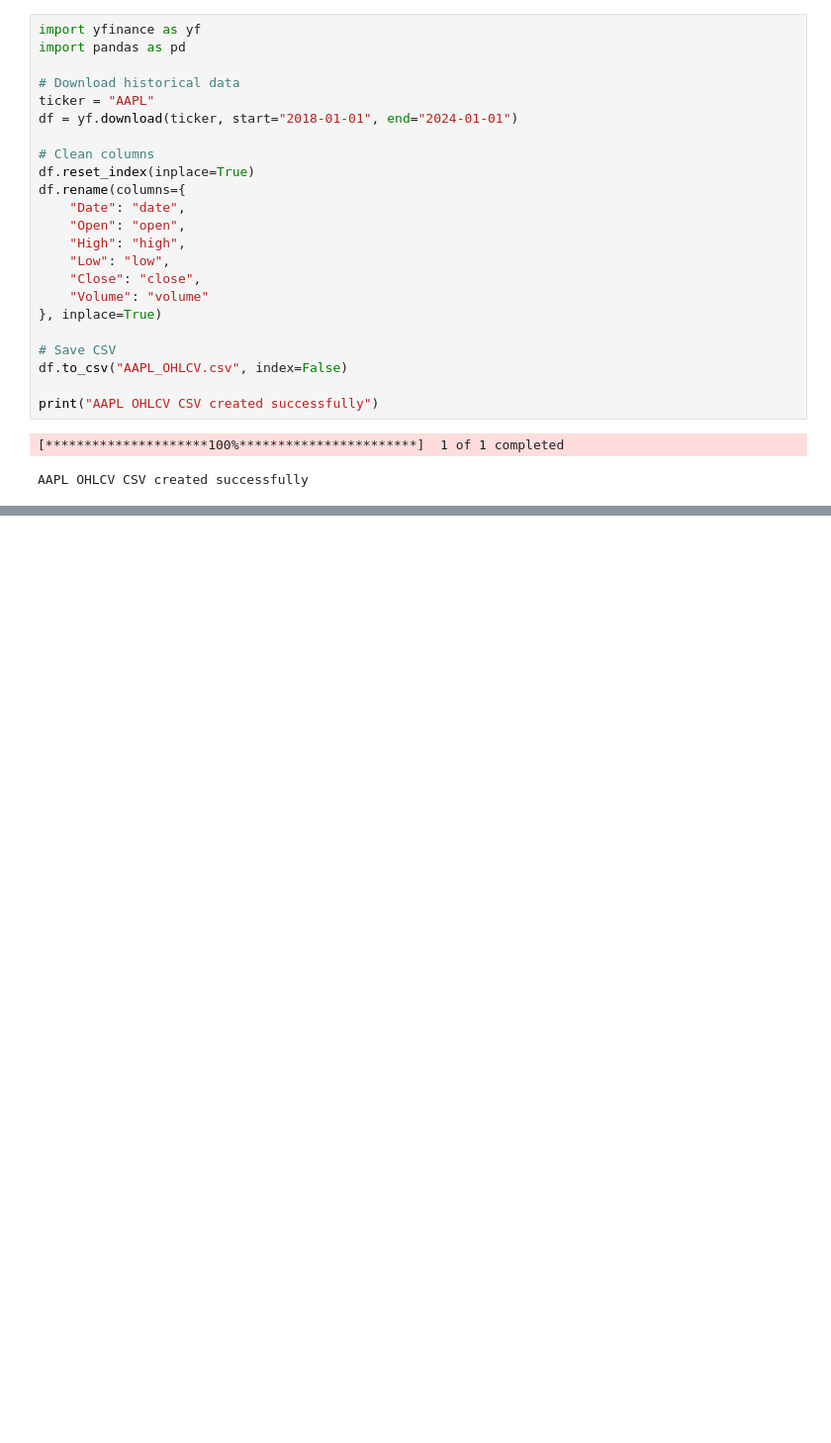
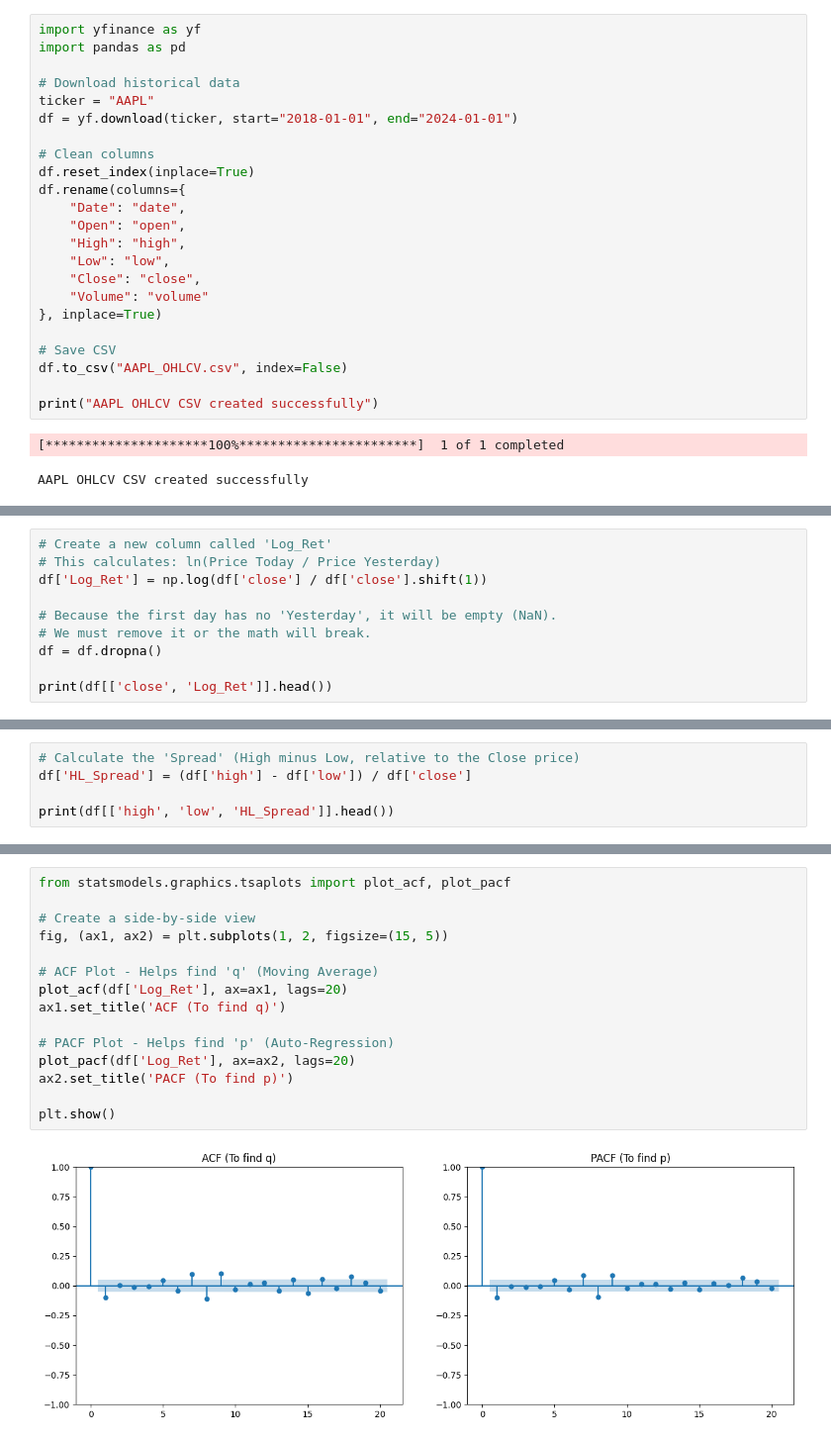
Before and after one commit to mems250005048-wq/GDG, a Jupyter notebook: GDG_dataset.ipynb, the cells around one changed output, grey strips where cells are left out. Shown at 99% size. Drawn from its saved outputs; the diff is of its cells as text; blank space fills up the shorter version.

```diff
--- a/GDG_dataset.ipynb
+++ b/GDG_dataset.ipynb
@@ -28,0 +45,10 @@ AAPL OHLCV CSV created successfully
+# %%
+# Create a new column called 'Log_Ret'
+# This calculates: ln(Price Today / Price Yesterday)
+df['Log_Ret'] = np.log(df['close'] / df['close'].shift(1))
+
+# Because the first day has no 'Yesterday', it will be empty (NaN).
+# We must remove it or the math will break.
+df = df.dropna()
+
+print(df[['close', 'Log_Ret']].head())
@@ -28,0 +63,5 @@ AAPL OHLCV CSV created successfully
+# %%
+# Calculate the 'Spread' (High minus Low, relative to the Close price)
+df['HL_Spread'] = (df['high'] - df['low']) / df['close']
+
+print(df[['high', 'low', 'HL_Spread']].head())
@@ -28,0 +96,17 @@ AAPL OHLCV CSV created successfully
+# %%
+from statsmodels.graphics.tsaplots import plot_acf, plot_pacf
+
+# Create a side-by-side view
+fig, (ax1, ax2) = plt.subplots(1, 2, figsize=(15, 5))
+
+# ACF Plot - Helps find 'q' (Moving Average)
+plot_acf(df['Log_Ret'], ax=ax1, lags=20)
+ax1.set_title('ACF (To find q)')
+
+# PACF Plot - Helps find 'p' (Auto-Regression)
+plot_pacf(df['Log_Ret'], ax=ax2, lags=20)
+ax2.set_title('PACF (To find p)')
+
+plt.show()
+# %% [output]
+[figure, added]
```
Also changed, not shown: parts of 15 cells of this notebook.
